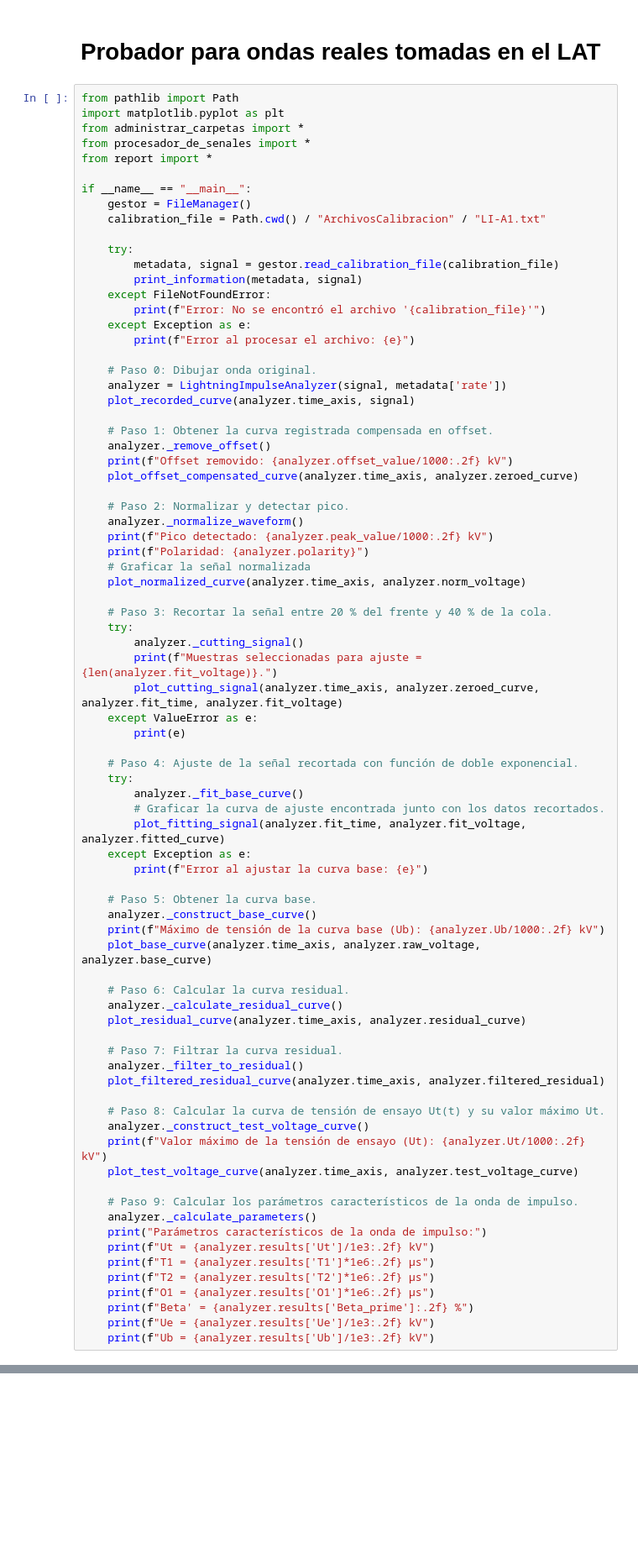
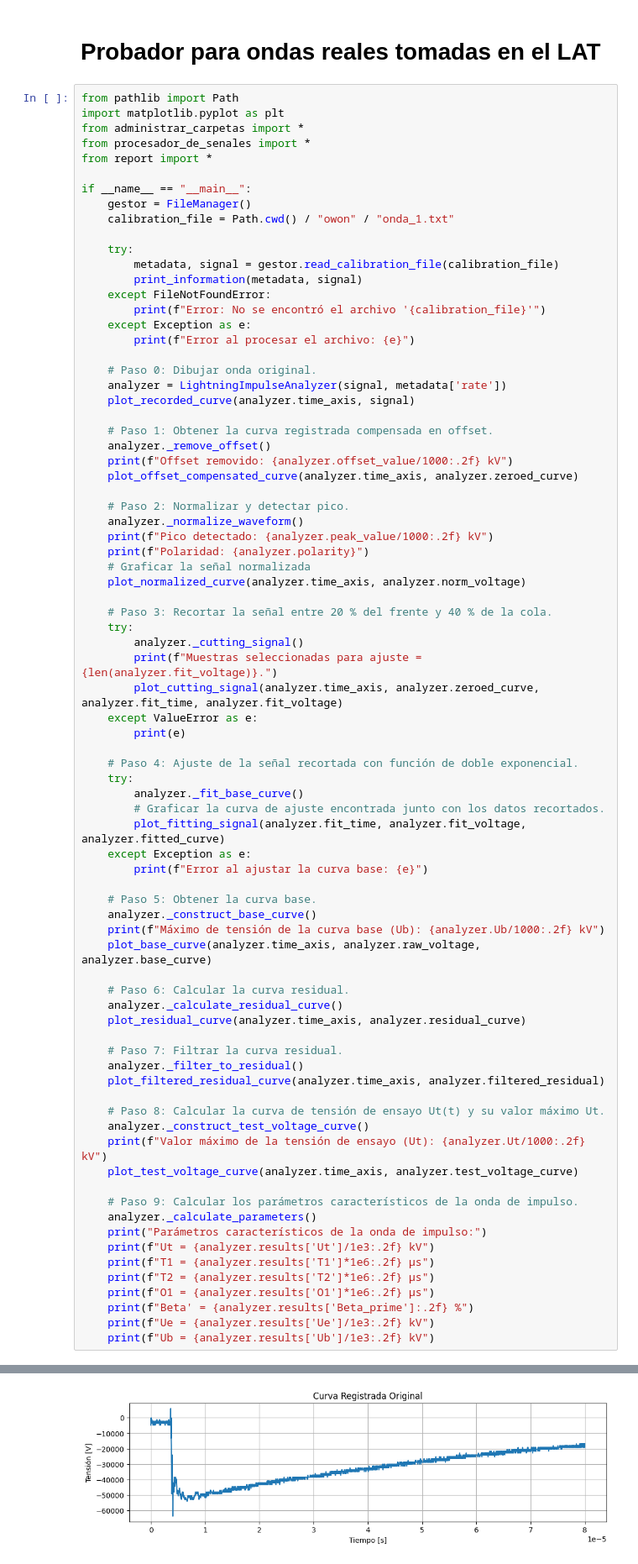
Before and after one commit to DamianTardon/Repositorio_PI, a Jupyter notebook: src/Tester.ipynb, the cells around one changed output, grey strips where cells are left out. Shown at 84% size. Drawn from its saved outputs; the diff is of its cells as text; blank space fills up the shorter version.

```diff
--- a/src/Tester.ipynb
+++ b/src/Tester.ipynb
@@ -274,7 +274,7 @@ from report import *
 
 if __name__ == "__main__":
     gestor = FileManager()
-    calibration_file = Path.cwd() / "ArchivosCalibracion" / "LI-A1.txt"
+    calibration_file = Path.cwd() / "owon" / "onda_1.txt"
 
     try:
         metadata, signal = gestor.read_calibration_file(calibration_file)
@@ -344,3 +344,4 @@ if __name__ == "__main__":
     print(f"Beta' = {analyzer.results['Beta_prime']:.2f} %")
     print(f"Ue = {analyzer.results['Ue']/1e3:.2f} kV")
     print(f"Ub = {analyzer.results['Ub']/1e3:.2f} kV")
+# %% [output]
@@ -346,0 +358 @@ if __name__ == "__main__":
+[figure, added]
```
Also changed, not shown: parts of 2 cells of this notebook, 3 other files.
